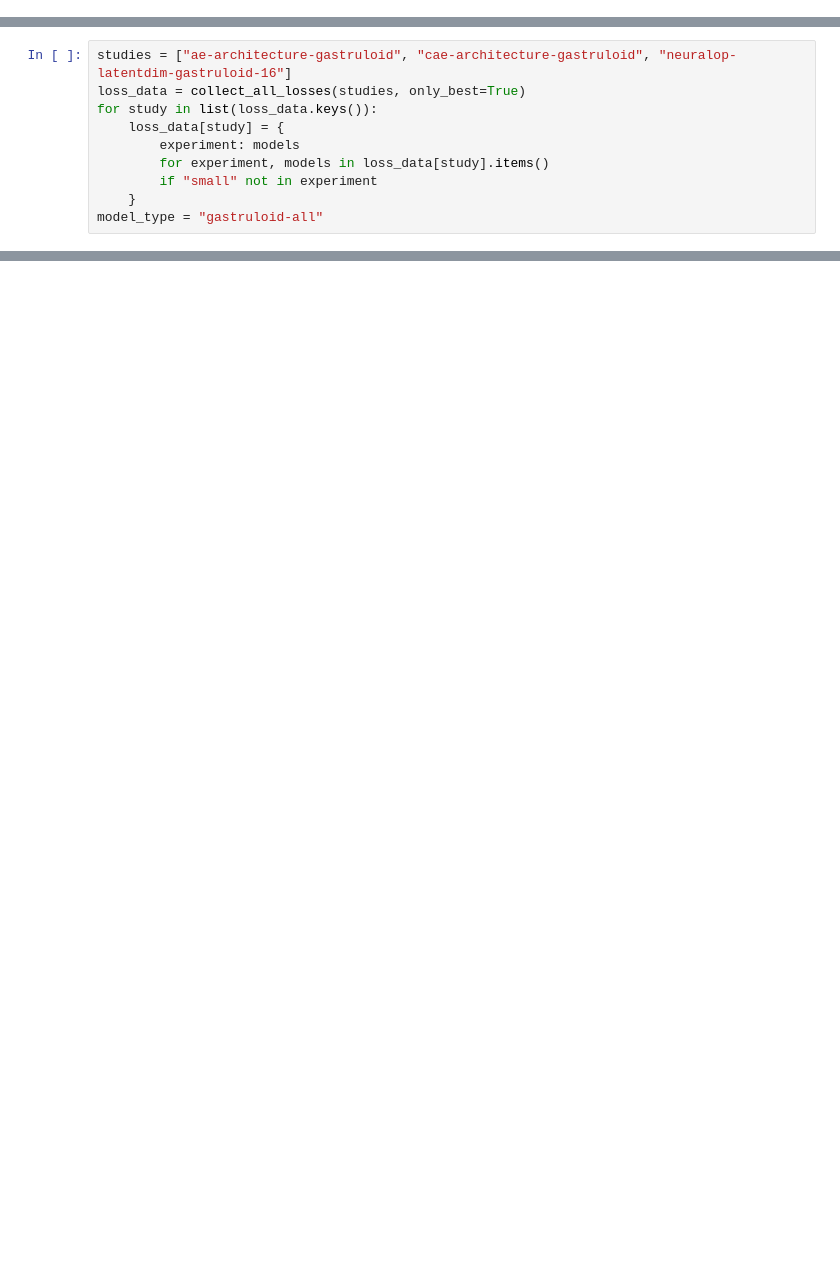
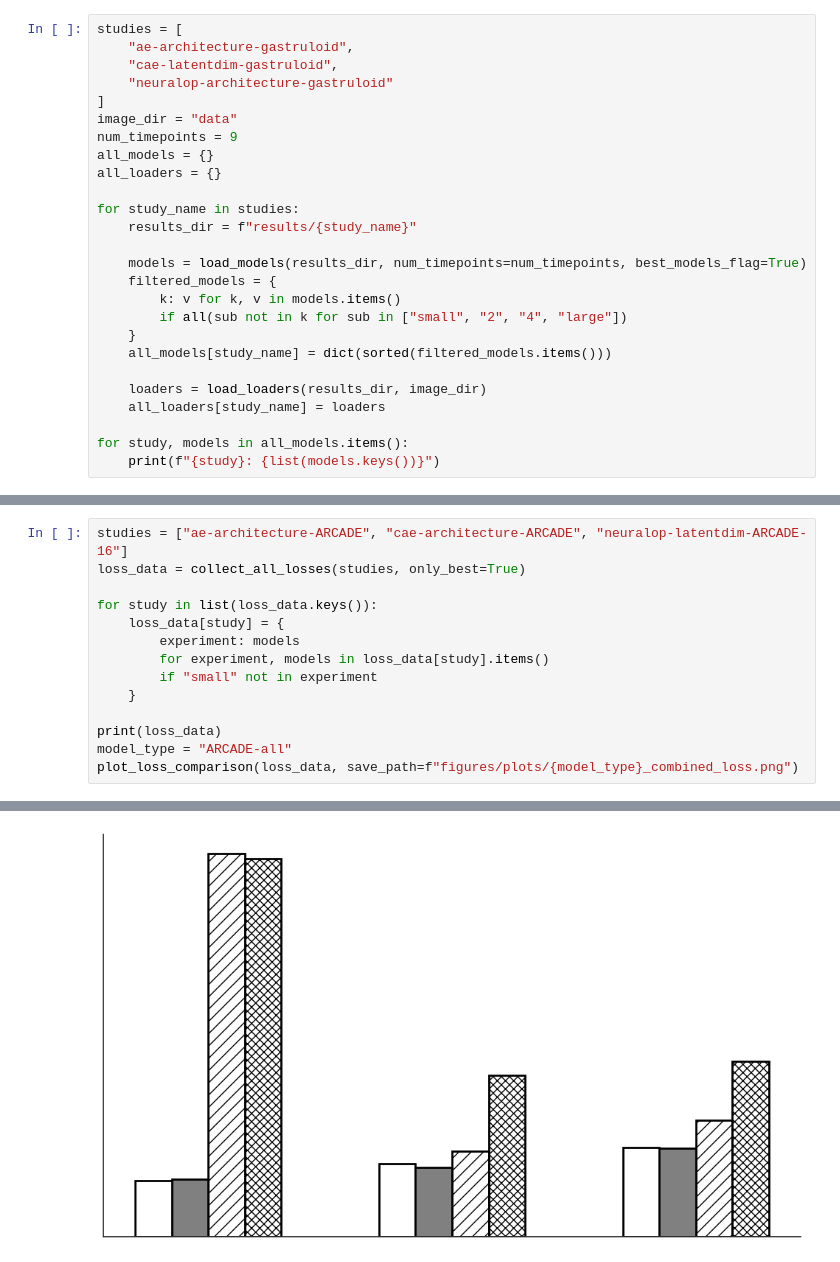
Before and after one commit to bagherilab/spatiotemporal-encoder, a Jupyter notebook: figure_notebook.ipynb, the cells around one changed output, grey strips where cells are left out. Drawn from its saved outputs; the diff is of its cells as text; blank space fills up the shorter version.

```diff
--- a/figure_notebook.ipynb
+++ b/figure_notebook.ipynb
@@ -146,0 +219,26 @@ def plot_accuracy_bars(df, figsize=(10, 6), save_path=None):
+# %%
+studies = [
+    "ae-architecture-gastruloid",
+    "cae-latentdim-gastruloid",
+    "neuralop-architecture-gastruloid"
+]
+image_dir = "data"
+num_timepoints = 9
+all_models = {}
+all_loaders = {}
+
+for study_name in studies:
+    results_dir = f"results/{study_name}"
+
+    models = load_models(results_dir, num_timepoints=num_timepoints, best_models_flag=True)
+    filtered_models = {
+        k: v for k, v in models.items()
+        if all(sub not in k for sub in ["small", "2", "4", "large"])
+    }
+    all_models[study_name] = dict(sorted(filtered_models.items()))
+
+    loaders = load_loaders(results_dir, image_dir)
+    all_loaders[study_name] = loaders
+
+for study, models in all_models.items():
+    print(f"{study}: {list(models.keys())}")
@@ -147,10 +266,15 @@ def plot_accuracy_bars(df, figsize=(10, 6), save_path=None):
 # %%
-studies = ["ae-architecture-gastruloid", "cae-architecture-gastruloid", "neuralop-latentdim-gastruloid-16"]
+studies = ["ae-architecture-ARCADE", "cae-architecture-ARCADE", "neuralop-latentdim-ARCADE-16"]
 loss_data = collect_all_losses(studies, only_best=True)
+
 for study in list(loss_data.keys()):
     loss_data[study] = {
         experiment: models
         for experiment, models in loss_data[study].items()
         if "small" not in experiment
     }
-model_type = "gastruloid-all"
+
+print(loss_data)
+model_type = "ARCADE-all"
+plot_loss_comparison(loss_data, save_path=f"figures/plots/{model_type}_combined_loss.png")
+# %% [output]
@@ -156,0 +282 @@ model_type = "gastruloid-all"
+[figure, added]
```
Also changed, not shown: parts of 13 cells of this notebook, 3 other files.
